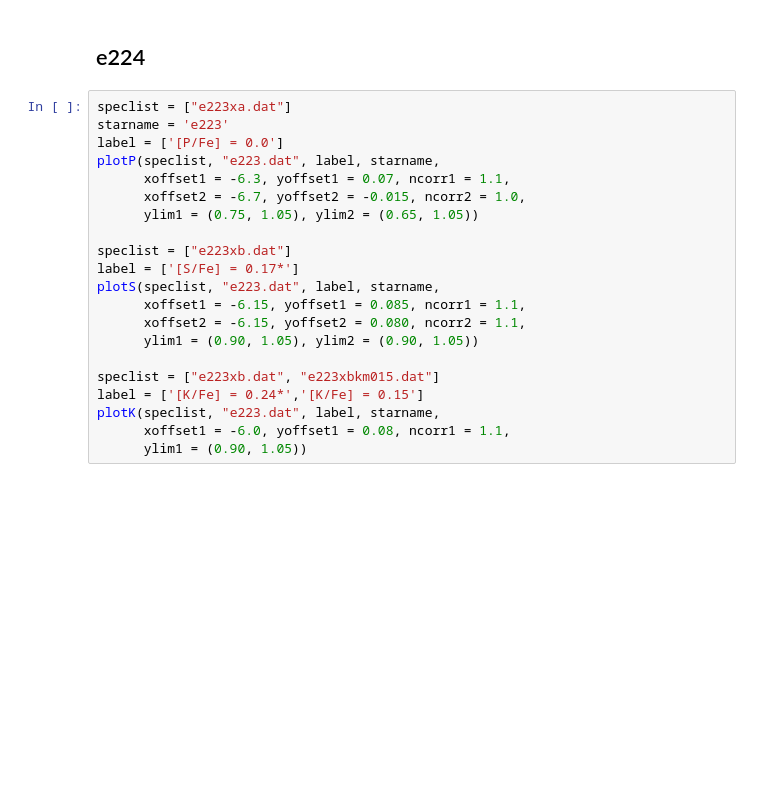
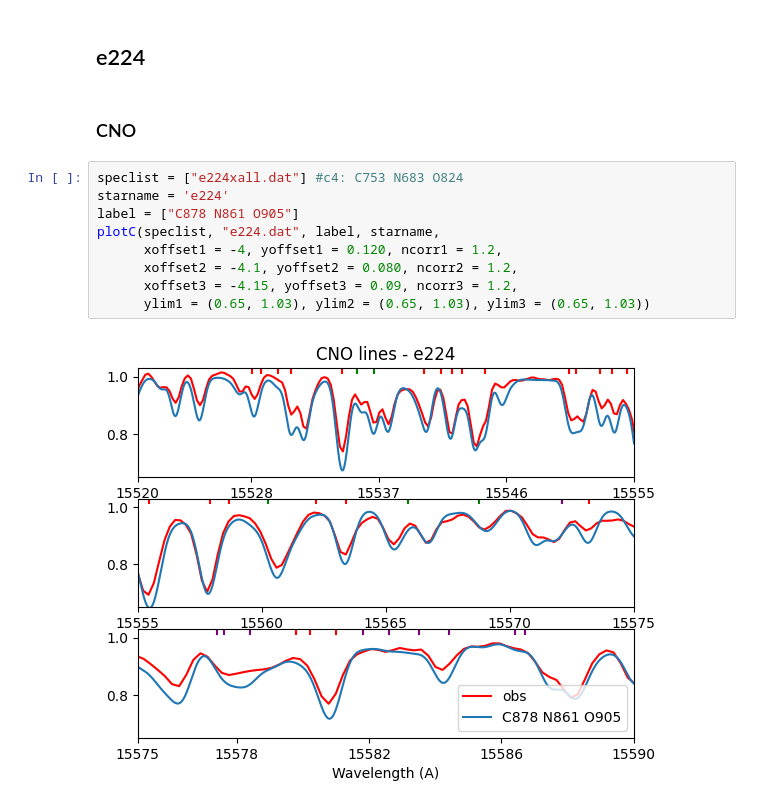
Before and after one commit to bornofthesea/synther, a Jupyter notebook: old_plot/syntplot.ipynb, the cells around one changed output. Drawn from its saved outputs; the diff is of its cells as text; blank space fills up the shorter version.

```diff
--- a/Plot/syntplot.ipynb
+++ b/old_plot/syntplot.ipynb
@@ -617,23 +355,15 @@ plotK(speclist, "e223.dat", label, starname,
 # %% [markdown]
 ## e224
-# %%
-speclist = ["e223xa.dat"]
-starname = 'e223'
-label = ['[P/Fe] = 0.0']
-plotP(speclist, "e223.dat", label, starname,
-      xoffset1 = -6.3, yoffset1 = 0.07, ncorr1 = 1.1,
-      xoffset2 = -6.7, yoffset2 = -0.015, ncorr2 = 1.0,
-      ylim1 = (0.75, 1.05), ylim2 = (0.65, 1.05))
-
-speclist = ["e223xb.dat"]
-label = ['[S/Fe] = 0.17*']
-plotS(speclist, "e223.dat", label, starname,
-      xoffset1 = -6.15, yoffset1 = 0.085, ncorr1 = 1.1,
-      xoffset2 = -6.15, yoffset2 = 0.080, ncorr2 = 1.1,
-      ylim1 = (0.90, 1.05), ylim2 = (0.90, 1.05))
-
-speclist = ["e223xb.dat", "e223xbkm015.dat"]
-label = ['[K/Fe] = 0.24*','[K/Fe] = 0.15']
-plotK(speclist, "e223.dat", label, starname,
-      xoffset1 = -6.0, yoffset1 = 0.08, ncorr1 = 1.1,
-      ylim1 = (0.90, 1.05))
+# %% [markdown]
+### CNO
+# %%
+speclist = ["e224xall.dat"] #c4: C753 N683 O824
+starname = 'e224'
+label = ["C878 N861 O905"]
+plotC(speclist, "e224.dat", label, starname,
+      xoffset1 = -4, yoffset1 = 0.120, ncorr1 = 1.2,
+      xoffset2 = -4.1, yoffset2 = 0.080, ncorr2 = 1.2,
+      xoffset3 = -4.15, yoffset3 = 0.09, ncorr3 = 1.2,
+      ylim1 = (0.65, 1.03), ylim2 = (0.65, 1.03), ylim3 = (0.65, 1.03))
+# %% [output]
+[figure, added]
```
Also changed, not shown: parts of 7 cells of this notebook, 43 other files.
